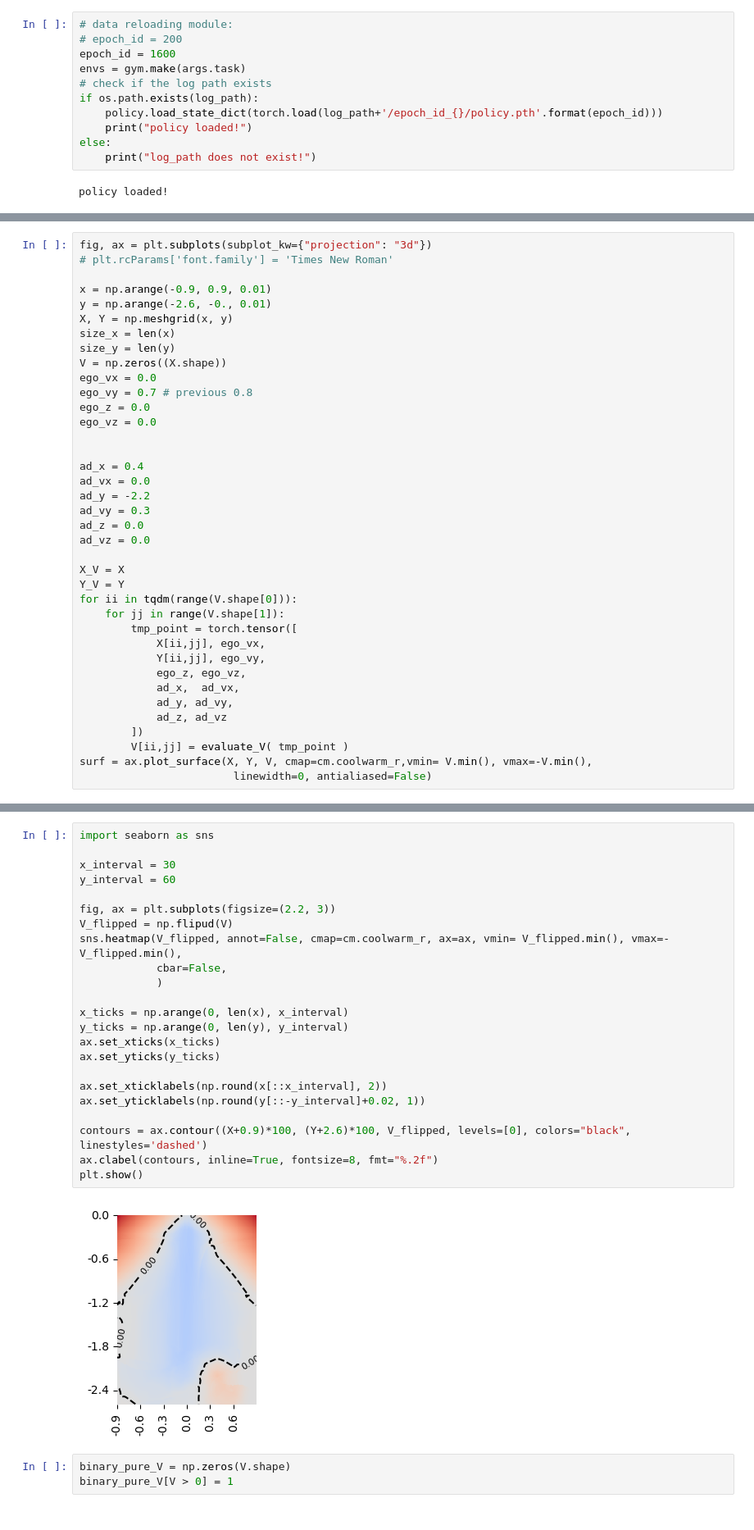
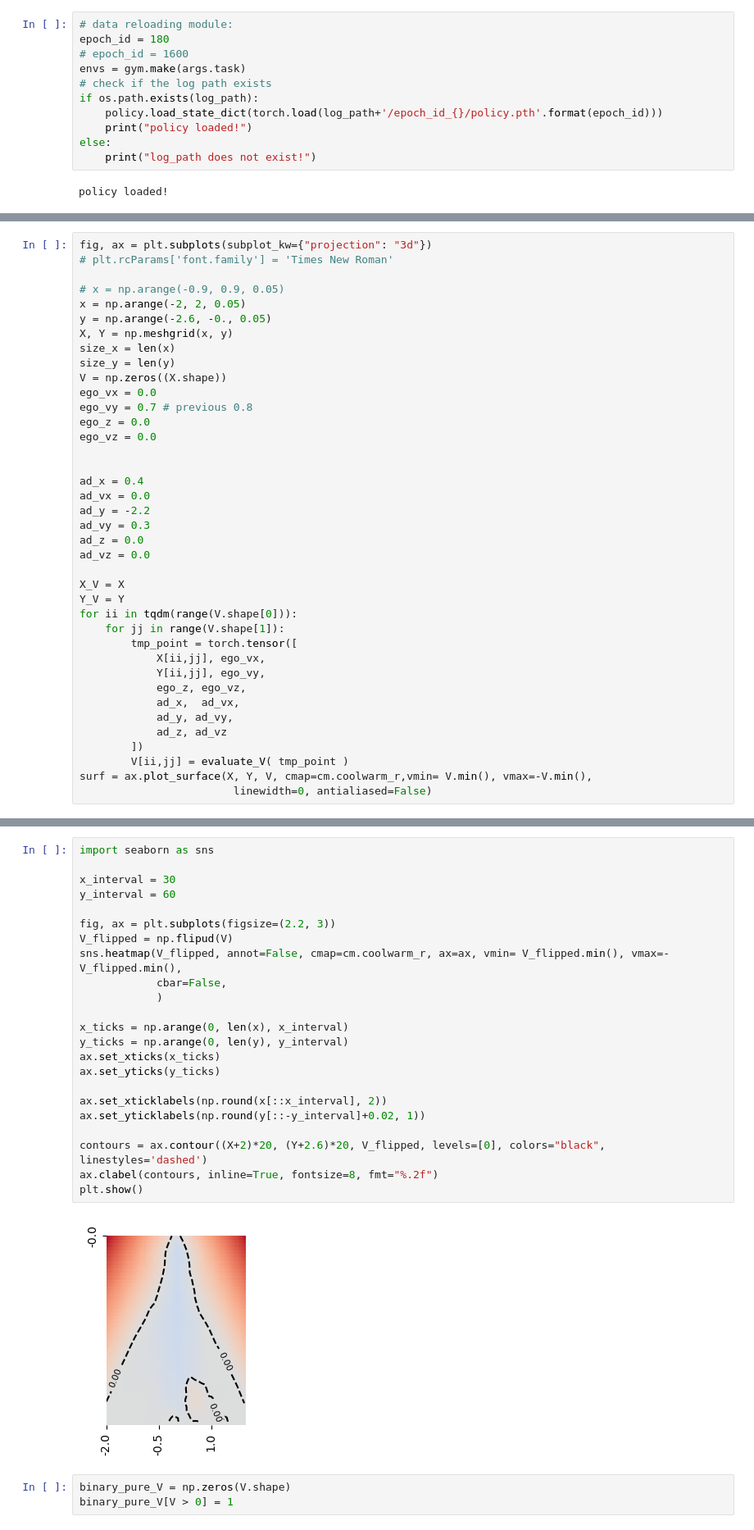
Before and after one commit to ebonyelsmith/Hierarchical_Probabilistic_Verification, a Jupyter notebook: experiment_script/AggressiveRacing_DDPG_eval.ipynb, the cells around one changed output, grey strips where cells are left out. Shown at 82% size. Cells and saved outputs as stored; diff of their text form.

```diff
--- a/experiment_script/AggressiveRacing_DDPG_eval.ipynb
+++ b/experiment_script/AggressiveRacing_DDPG_eval.ipynb
@@ -232,8 +232,8 @@ DDPG under Reach-RL Bellman equation has been loaded!
 log_path = "log/ra_AggressiveRacing_Game-v0/ddpg_reach_avoid_actor_activation_ReLU_critic_activation_ReLU_game_gd_steps_1_tau_0.005_training_num_8_buffer_size_40000_c_net_512_4_a1_512_4_a2_512_4_gamma_0.95/noise_0.1_actor_lr_0.0001_critic_lr_0.001_batch_512_step_per_epoch_40000_kwargs_{}_seed_0"
 # %%
 # data reloading module:
-# epoch_id = 200
-epoch_id = 1600
+epoch_id = 180
+# epoch_id = 1600
 envs = gym.make(args.task)
 # check if the log path exists
 if os.path.exists(log_path):
@@ -280,8 +280,9 @@ from tqdm import tqdm
 fig, ax = plt.subplots(subplot_kw={"projection": "3d"})
 # plt.rcParams['font.family'] = 'Times New Roman'
 
-x = np.arange(-0.9, 0.9, 0.01)
-y = np.arange(-2.6, -0., 0.01)
+# x = np.arange(-0.9, 0.9, 0.05)
+x = np.arange(-2, 2, 0.05)
+y = np.arange(-2.6, -0., 0.05)
 X, Y = np.meshgrid(x, y)
 size_x = len(x)
 size_y = len(y)
@@ -319,28 +320,28 @@ surf = ax.plot_surface(X, Y, V, cmap=cm.coolwarm_r,vmin= V.min(), vmax=-V.min(),
 # %%
 import seaborn as sns
 
 x_interval = 30
 y_interval = 60
 
 fig, ax = plt.subplots(figsize=(2.2, 3))
 V_flipped = np.flipud(V)
 sns.heatmap(V_flipped, annot=False, cmap=cm.coolwarm_r, ax=ax, vmin= V_flipped.min(), vmax=-V_flipped.min(),
             cbar=False,
             )
 
 x_ticks = np.arange(0, len(x), x_interval)
 y_ticks = np.arange(0, len(y), y_interval)
 ax.set_xticks(x_ticks)
 ax.set_yticks(y_ticks)
 
 ax.set_xticklabels(np.round(x[::x_interval], 2))
 ax.set_yticklabels(np.round(y[::-y_interval]+0.02, 1))
 
-contours = ax.contour((X+0.9)*100, (Y+2.6)*100, V_flipped, levels=[0], colors="black", linestyles='dashed')
+contours = ax.contour((X+2)*20, (Y+2.6)*20, V_flipped, levels=[0], colors="black", linestyles='dashed')
 ax.clabel(contours, inline=True, fontsize=8, fmt="%.2f")
 plt.show()
 # %% [output]
-[figure, old version]
+[figure, new version]
 # %%
 binary_pure_V = np.zeros(V.shape)
 binary_pure_V[V > 0] = 1
```
Also changed, not shown: parts of 6 cells of this notebook, 4 other files.
